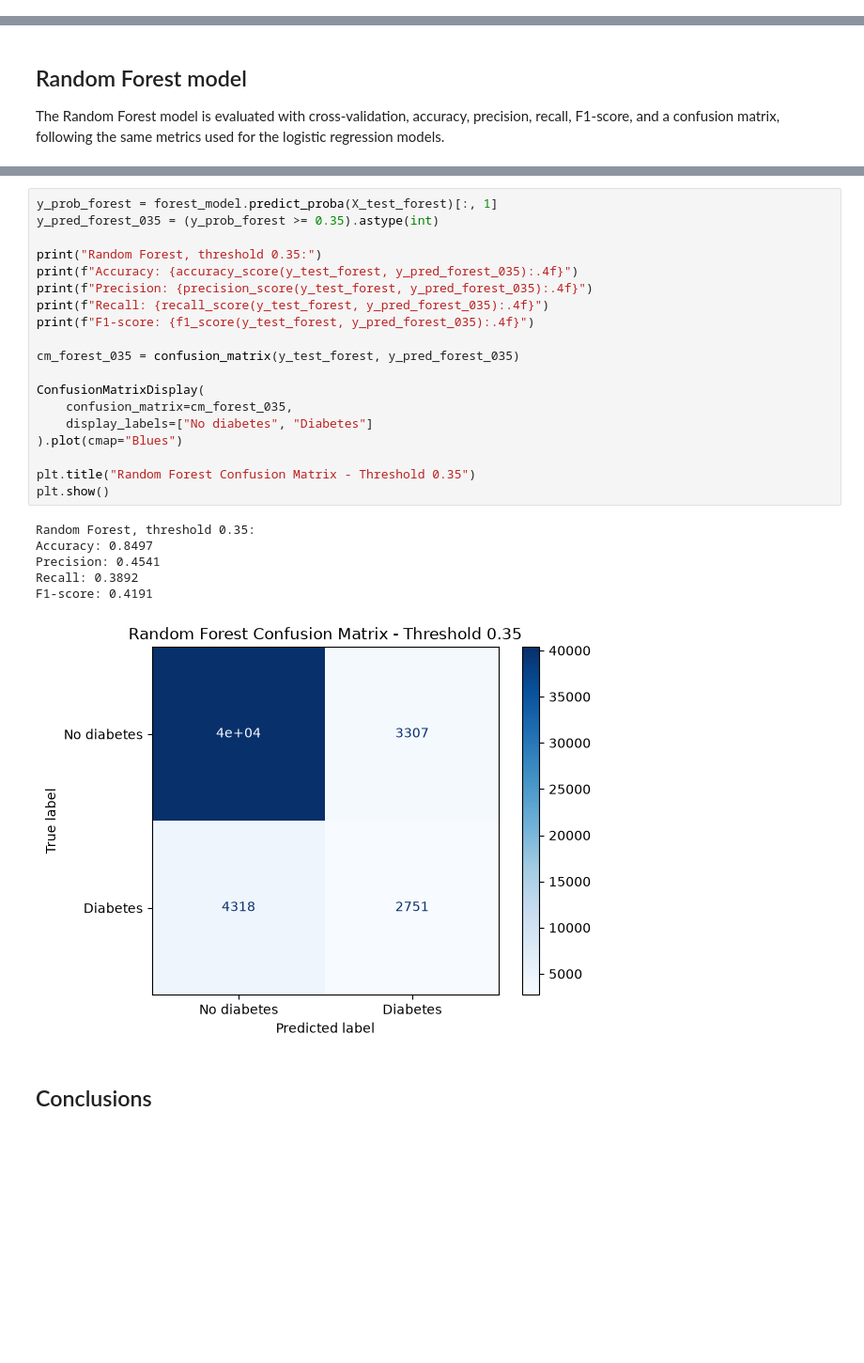
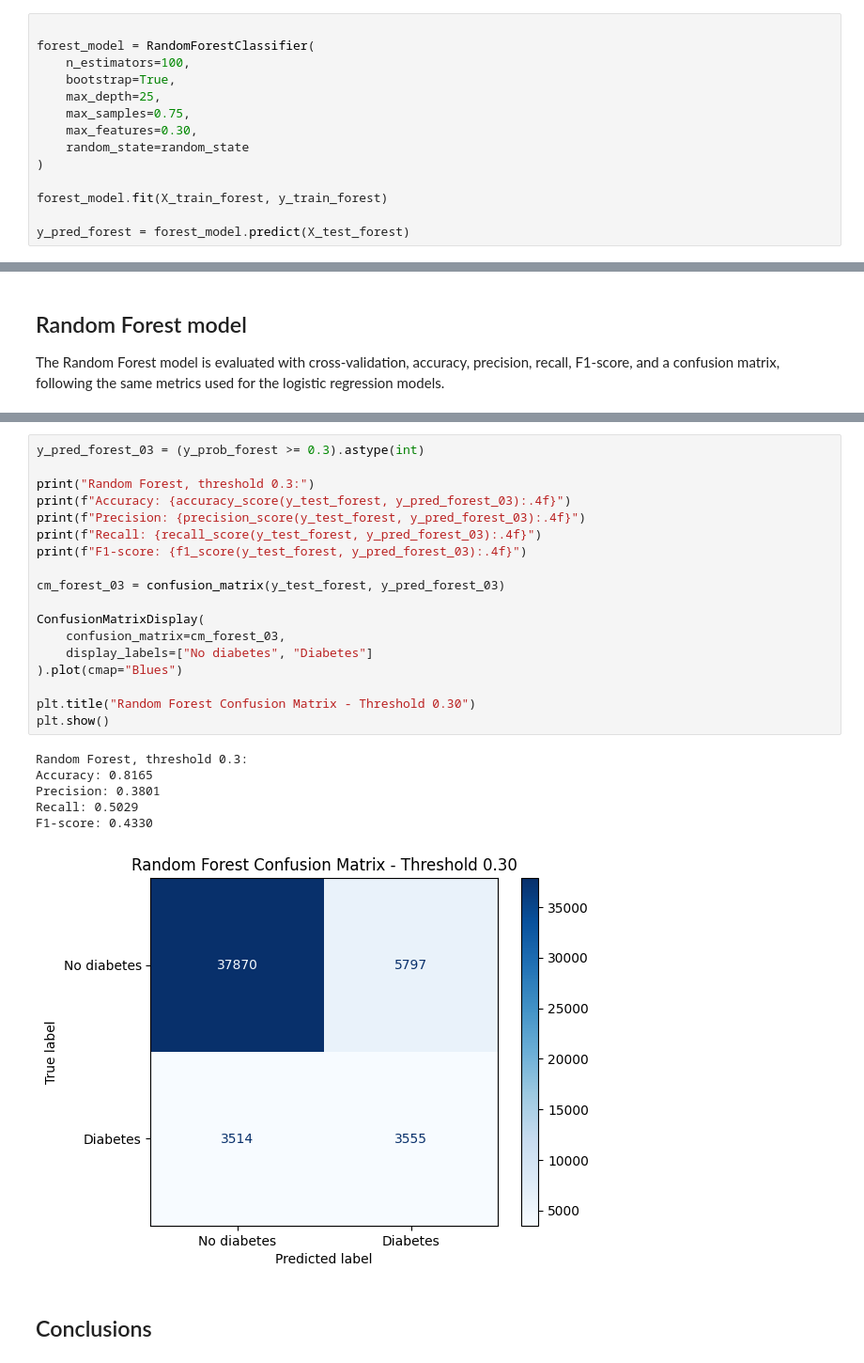
Before and after one commit to MustBeViable/DatanKasittely, a Jupyter notebook: Diabetes-machine-learn-project2.ipynb, the cells around one changed output, grey strips where cells are left out. Shown at 94% size. Drawn from its saved outputs; the diff is of its cells as text; blank space fills up the shorter version.

Commit message:
depth and threshold

```diff
--- a/Diabetes-machine-learn-project2.ipynb
+++ b/Diabetes-machine-learn-project2.ipynb
@@ -306,3 +333,17 @@ y_pred_forest = forest_model.predict(X_test_forest)
+# %%
+
+forest_model = RandomForestClassifier(
+    n_estimators=100,
+    bootstrap=True,
+    max_depth=25,
+    max_samples=0.75,
+    max_features=0.30,
+    random_state=random_state
+)
+
+forest_model.fit(X_train_forest, y_train_forest)
+
+y_pred_forest = forest_model.predict(X_test_forest)
 # %% [markdown]
 # 5. Evaluation
 
@@ -706,29 +730,28 @@ display(comparison_df_forest.round(4))
 # %%
-y_prob_forest = forest_model.predict_proba(X_test_forest)[:, 1]
-y_pred_forest_035 = (y_prob_forest >= 0.35).astype(int)
+y_pred_forest_03 = (y_prob_forest >= 0.3).astype(int)
 
-print("Random Forest, threshold 0.35:")
-print(f"Accuracy: {accuracy_score(y_test_forest, y_pred_forest_035):.4f}")
-print(f"Precision: {precision_score(y_test_forest, y_pred_forest_035):.4f}")
-print(f"Recall: {recall_score(y_test_forest, y_pred_forest_035):.4f}")
-print(f"F1-score: {f1_score(y_test_forest, y_pred_forest_035):.4f}")
+print("Random Forest, threshold 0.3:")
+print(f"Accuracy: {accuracy_score(y_test_forest, y_pred_forest_03):.4f}")
+print(f"Precision: {precision_score(y_test_forest, y_pred_forest_03):.4f}")
+print(f"Recall: {recall_score(y_test_forest, y_pred_forest_03):.4f}")
+print(f"F1-score: {f1_score(y_test_forest, y_pred_forest_03):.4f}")
 
-cm_forest_035 = confusion_matrix(y_test_forest, y_pred_forest_035)
+cm_forest_03 = confusion_matrix(y_test_forest, y_pred_forest_03)
 
 ConfusionMatrixDisplay(
-    confusion_matrix=cm_forest_035,
+    confusion_matrix=cm_forest_03,
     display_labels=["No diabetes", "Diabetes"]
 ).plot(cmap="Blues")
 
-plt.title("Random Forest Confusion Matrix - Threshold 0.35")
+plt.title("Random Forest Confusion Matrix - Threshold 0.30")
 plt.show()
 # %% [output]
-Random Forest, threshold 0.35:
-Accuracy: 0.8497
-Precision: 0.4541
-Recall: 0.3892
-F1-score: 0.4191
+Random Forest, threshold 0.3:
+Accuracy: 0.8165
+Precision: 0.3801
+Recall: 0.5029
+F1-score: 0.4330
-[figure, old version]
+[figure, new version]
 # %% [markdown]
 ## Conclusions
 # %% [markdown]
```
Also changed, not shown: parts of 14 cells of this notebook.
